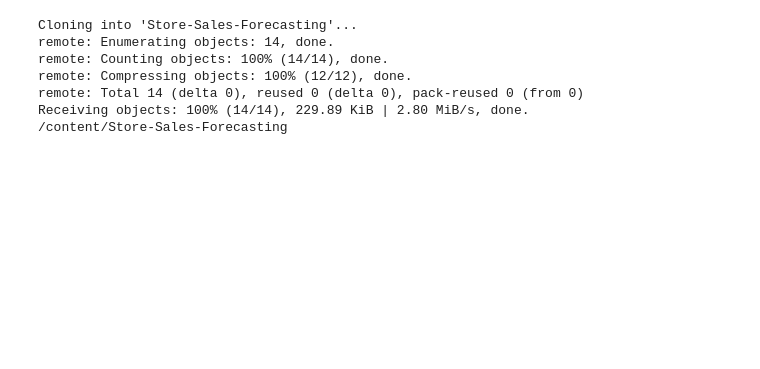
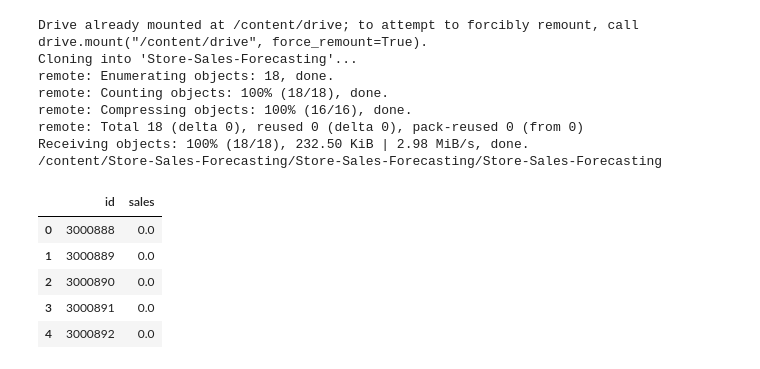
Before and after one commit to geopan2000/Store-Sales-Forecasting, a Jupyter notebook: StoreSalesForecasting.ipynb, the cells around one changed output. Cells and saved outputs as stored; diff of their text form; code cells hidden in the pictures; blank space fills up the shorter version.

```diff
--- a/StoreSalesForecasting.ipynb
+++ b/StoreSalesForecasting.ipynb
@@ -3,14 +3,18 @@
 # %%
+from google.colab import drive
+drive.mount('/content/drive')
+
 # Clone the GitHub repository
 !git clone https://github.com/geopan2000/Store-Sales-Forecasting.git
 
 # Change directory to the cloned repository
 %cd Store-Sales-Forecasting
 # %% [output]
+Drive already mounted at /content/drive; to attempt to forcibly remount, call drive.mount("/content/drive", force_remount=True).
 Cloning into 'Store-Sales-Forecasting'...
-remote: Enumerating objects: 14, done.
-remote: Counting objects: 100% (14/14), done.
-remote: Compressing objects: 100% (12/12), done.
-remote: Total 14 (delta 0), reused 0 (delta 0), pack-reused 0 (from 0)
-Receiving objects: 100% (14/14), 229.89 KiB | 2.80 MiB/s, done.
-/content/Store-Sales-Forecasting
+remote: Enumerating objects: 18, done.
+remote: Counting objects: 100% (18/18), done.
+remote: Compressing objects: 100% (16/16), done.
+remote: Total 18 (delta 0), reused 0 (delta 0), pack-reused 0 (from 0)
+Receiving objects: 100% (18/18), 232.50 KiB | 2.98 MiB/s, done.
+/content/Store-Sales-Forecasting/Store-Sales-Forecasting/Store-Sales-Forecasting
@@ -16,0 +23,17 @@ Receiving objects: 100% (14/14), 229.89 KiB | 2.80 MiB/s, done.
+# %%
+holidays_events_df = pd.read_csv('/content/drive/MyDrive/StoreSalesForecasting/holidays_events.csv')
+oil_df = pd.read_csv('/content/drive/MyDrive/StoreSalesForecasting/oil.csv')
+sample_submission_df = pd.read_csv('/content/drive/MyDrive/StoreSalesForecasting/sample_submission.csv')
+stores_df = pd.read_csv('/content/drive/MyDrive/StoreSalesForecasting/stores.csv')
+test_df = pd.read_csv('/content/drive/MyDrive/StoreSalesForecasting/test.csv')
+train_df = pd.read_csv('/content/drive/MyDrive/StoreSalesForecasting/train.csv')
+transactions_df = pd.read_csv('/content/drive/MyDrive/StoreSalesForecasting/transactions.csv')
+# %%
+sample_submission_df.head()
+# %% [output]
+|  | id | sales |
+| 0 | 3000888 | 0.0 |
+| 1 | 3000889 | 0.0 |
+| 2 | 3000890 | 0.0 |
+| 3 | 3000891 | 0.0 |
+| 4 | 3000892 | 0.0 |
```
Also changed, not shown: parts of 7 cells of this notebook.
